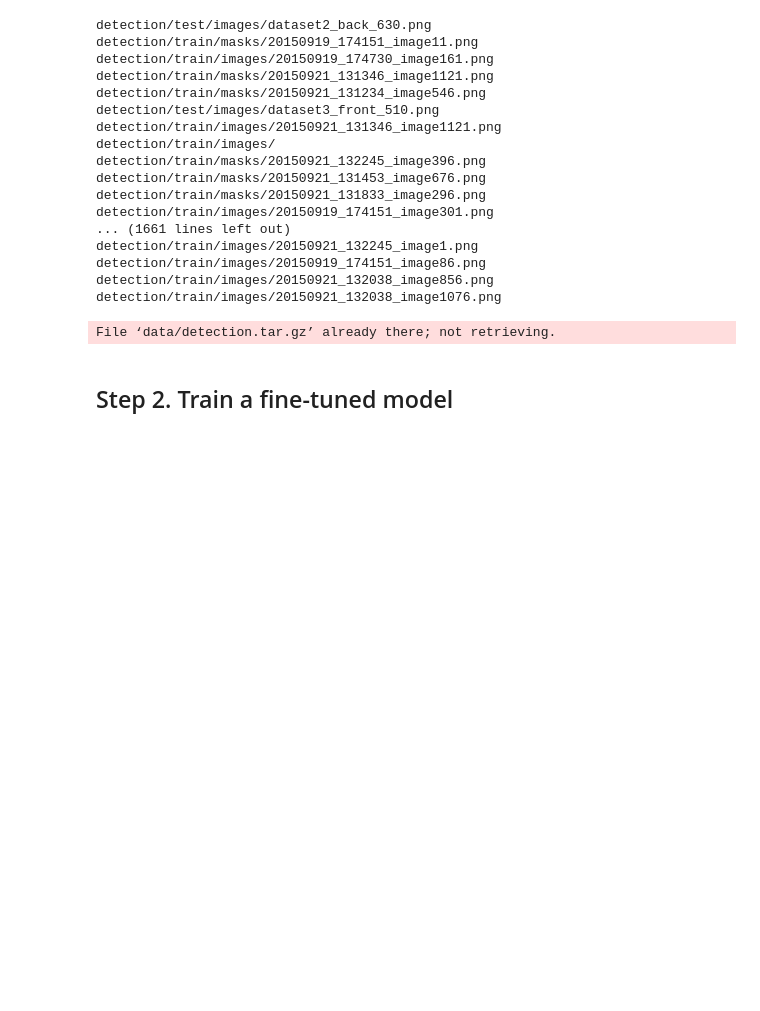
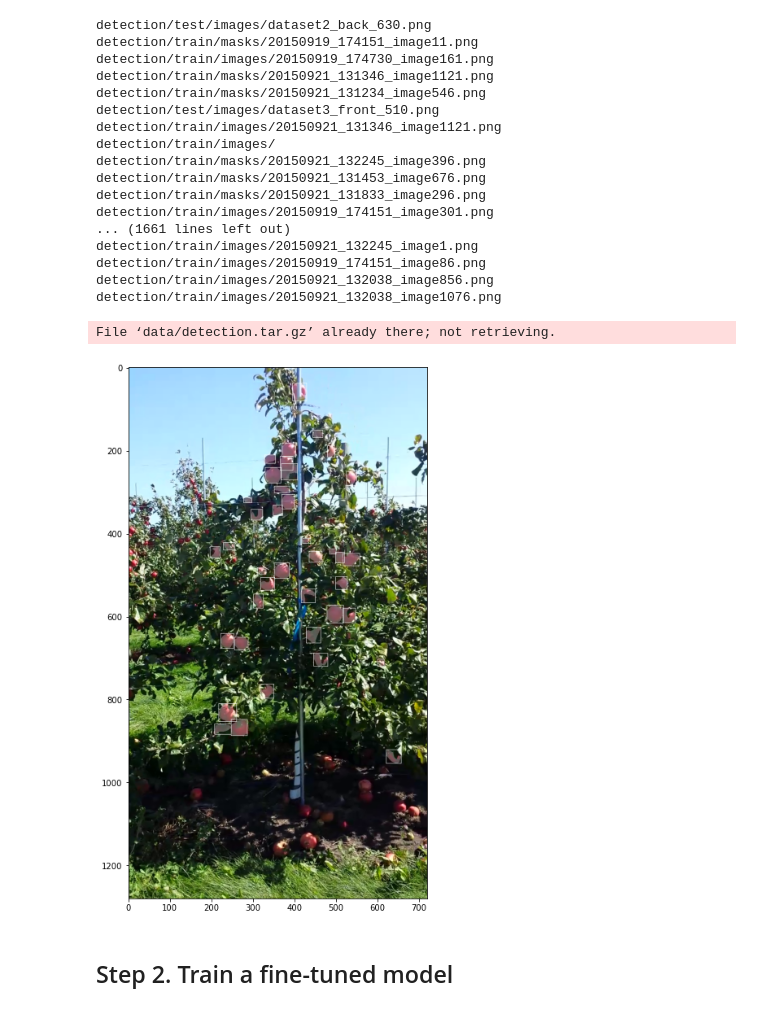
Before and after one commit to seeM/ai-playground, a Jupyter notebook: object-detection/00_torch.ipynb, the cells around one changed output. Saved outputs shown, nothing was run; the diff lists cells and outputs as text; code cells hidden in the pictures; blank space fills up the shorter version.

Commit message:
save and load model; add visualisations

```diff
--- a/object-detection/00_torch.ipynb
+++ b/object-detection/00_torch.ipynb
@@ -129,3 +126,20 @@ class MinneAppleDataset(torch.utils.data.Dataset):
 
     def __len__(self):
         return len(self.image_paths)
+# %%
+import matplotlib.pyplot as plt
+from torchvision.transforms.functional import to_pil_image
+from torchvision.utils import draw_bounding_boxes, draw_segmentation_masks
+
+def draw_seg(img, target):
+    img = (img * 255).to(torch.uint8)
+    masks = target["masks"].squeeze(1).to(bool)
+    boxes = target["boxes"]
+    result = img
+    result = draw_segmentation_masks(result, masks, colors=["white"]*len(masks), alpha=0.3)
+    result = draw_bounding_boxes(result, boxes, colors=["white"]*len(masks))
+    return result
+
+def show(img):
+    plt.figure(figsize=(12, 12))
+    plt.imshow(to_pil_image(img))
@@ -132,3 +149,11 @@ class MinneAppleDataset(torch.utils.data.Dataset):
+# %%
+dataset = MinneAppleDataset(train_root, get_transform(train=True))
+# %%
+sample_idx = torch.randint(len(dataset), size=(1,)).item()
+img, target = dataset[sample_idx]
+show(draw_seg(*dataset[sample_idx]))
+# %% [output]
+[figure, added]
 # %% [markdown]
 ## Step 2. Train a fine-tuned model
 # %%
```
Also changed, not shown: parts of 15 cells of this notebook, 1 other file.
